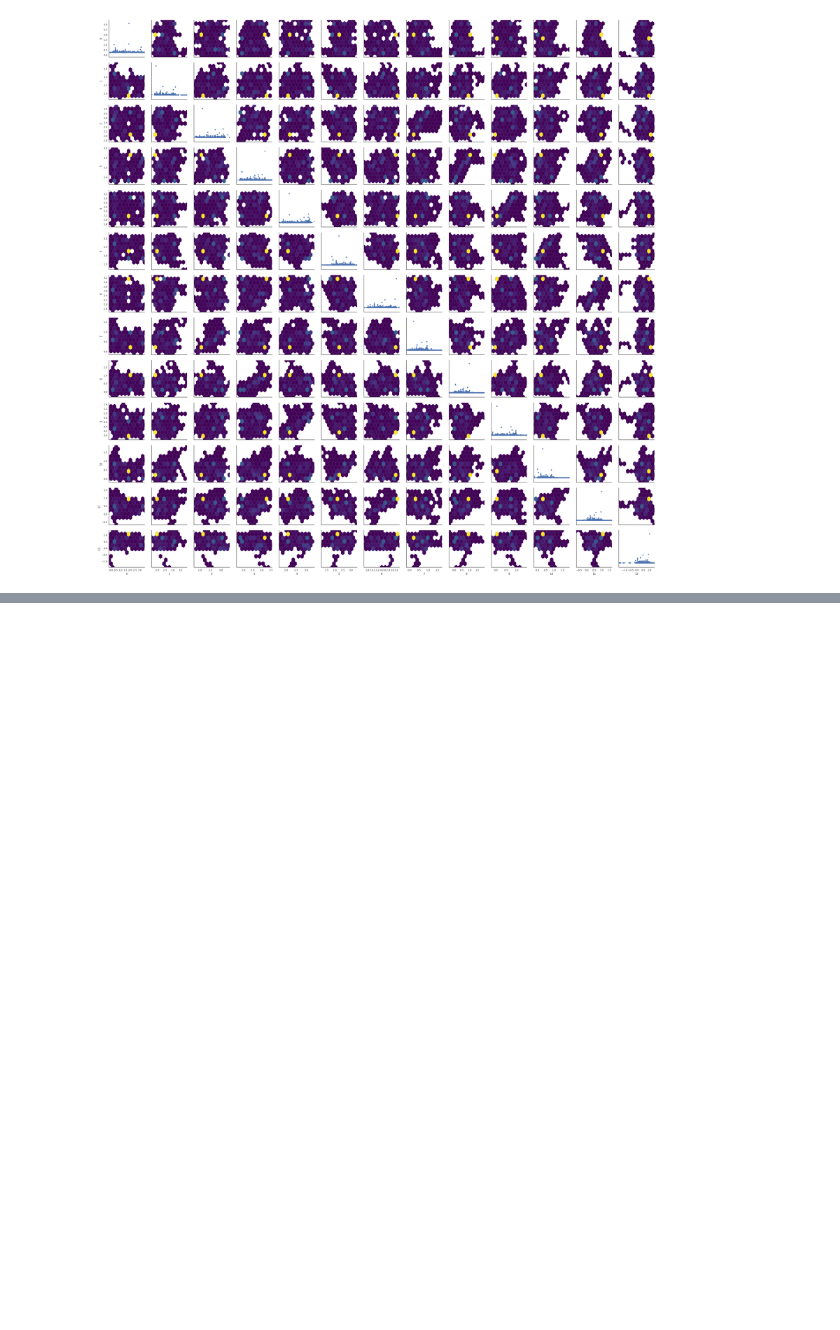
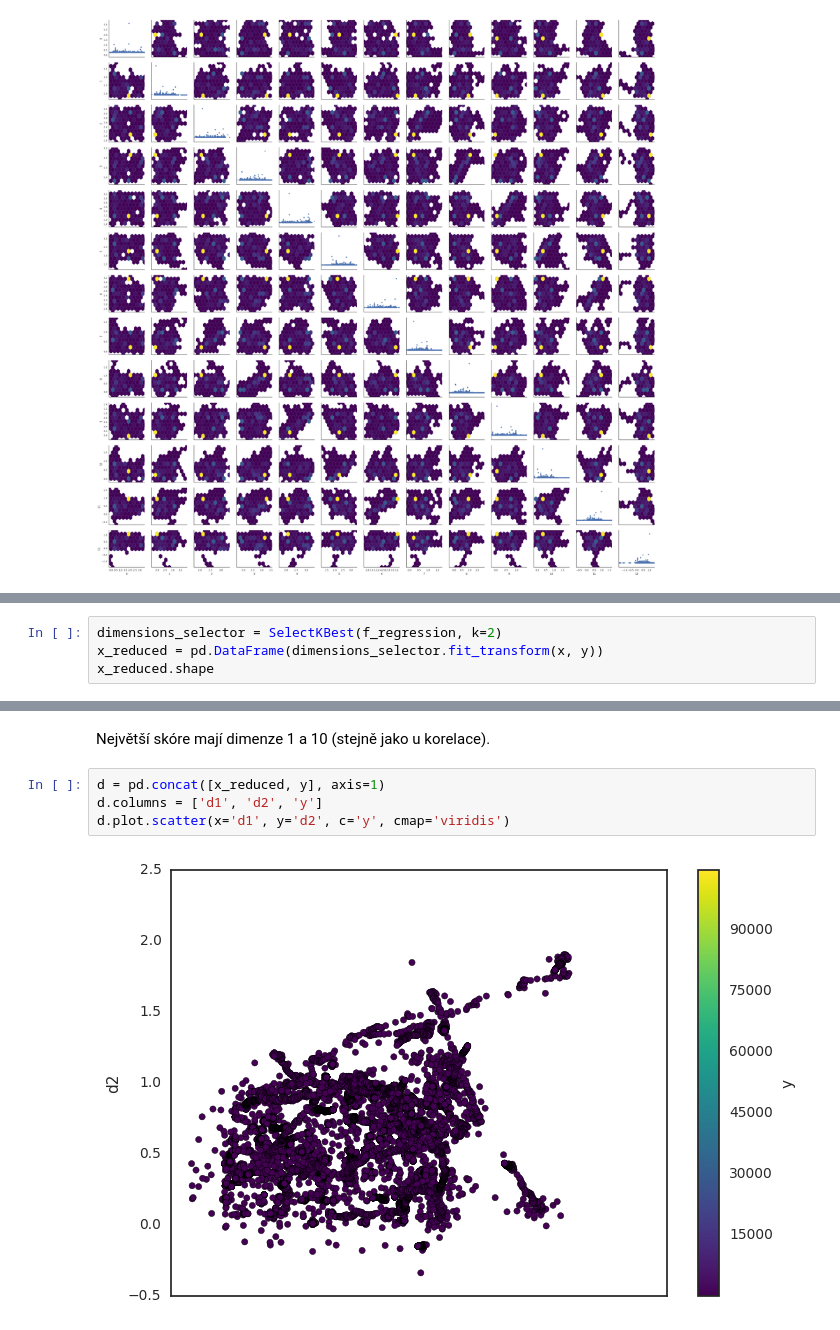
Before and after one commit to effa/dimensionality-reduction, a Jupyter notebook: data-visualization.ipynb, the cells around one changed output, grey strips where cells are left out. Saved outputs shown, nothing was run; the diff lists cells and outputs as text; blank space fills up the shorter version.

```diff
--- a/data-visualization.ipynb
+++ b/data-visualization.ipynb
@@ -64,0 +84,4 @@ g = g.map_offdiag(plt.hexbin, C=ds[n], reduce_C_function=np.max, gridsize=10, cm
+# %%
+dimensions_selector = SelectKBest(f_regression, k=2)
+x_reduced = pd.DataFrame(dimensions_selector.fit_transform(x, y))
+x_reduced.shape
@@ -64,0 +110,8 @@ g = g.map_offdiag(plt.hexbin, C=ds[n], reduce_C_function=np.max, gridsize=10, cm
+# %% [markdown]
+Největší skóre mají dimenze 1 a 10 (stejně jako u korelace).
+# %%
+d = pd.concat([x_reduced, y], axis=1)
+d.columns = ['d1', 'd2', 'y']
+d.plot.scatter(x='d1', y='d2', c='y', cmap='viridis')
+# %% [output]
+[figure, added]
```
Also changed, not shown: parts of 16 cells of this notebook, 1 other file.
